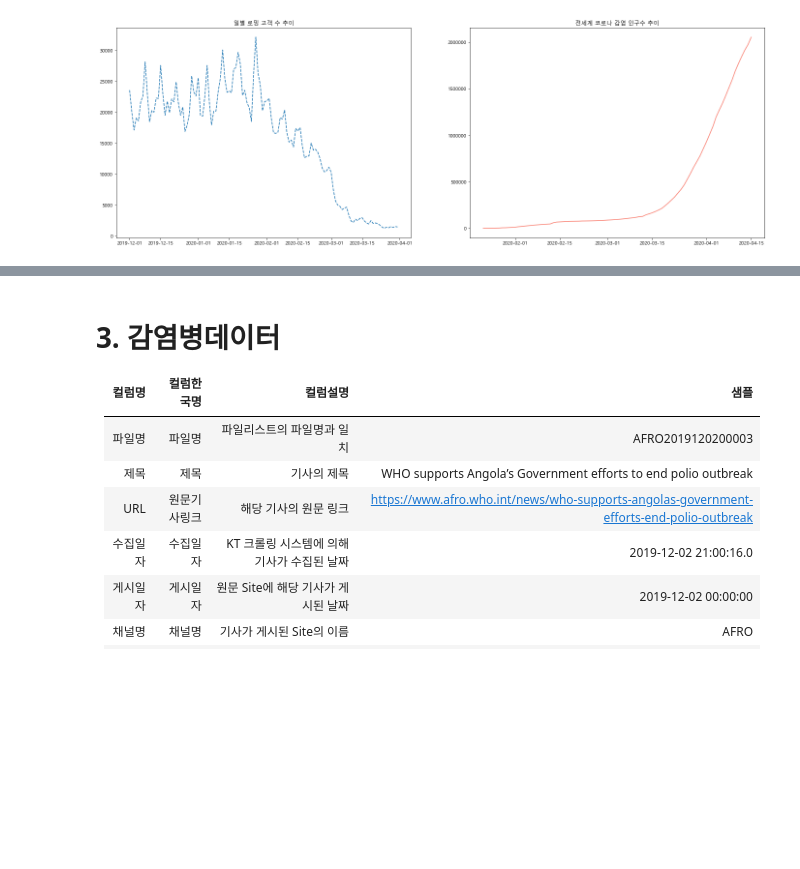
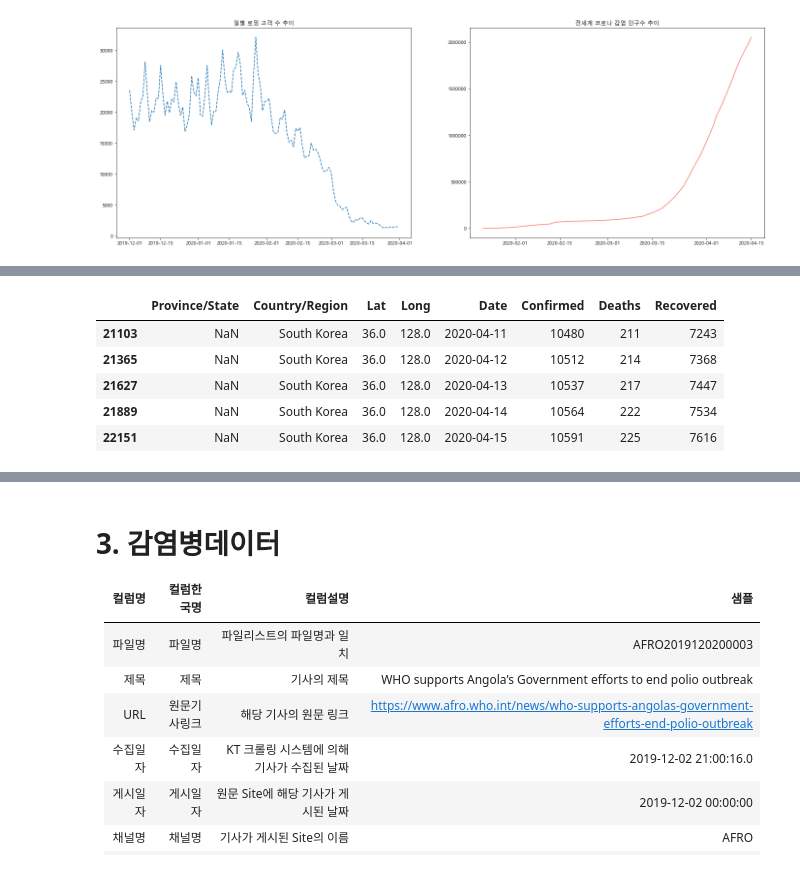
Before and after one commit to Hinterhalter/Post-COVID-19_modeling, a Jupyter notebook: Exploratory_Data_Analysis.ipynb, the cells around one changed output, grey strips where cells are left out. Saved outputs shown, nothing was run; the diff lists cells and outputs as text; code cells hidden in the pictures; blank space fills up the shorter version.

```diff
--- a/Exploratory_Data_Analysis.ipynb
+++ b/Exploratory_Data_Analysis.ipynb
@@ -410,0 +446,9 @@ Name: Date, dtype: object
+# %%
+kag_kor.tail()
+# %% [output]
+|  | Province/State | Country/Region | Lat | Long | Date | Confirmed | Deaths | Recovered |
+| 21103 | NaN | South Korea | 36.0 | 128.0 | 2020-04-11 | 10480 | 211 | 7243 |
+| 21365 | NaN | South Korea | 36.0 | 128.0 | 2020-04-12 | 10512 | 214 | 7368 |
+| 21627 | NaN | South Korea | 36.0 | 128.0 | 2020-04-13 | 10537 | 217 | 7447 |
+| 21889 | NaN | South Korea | 36.0 | 128.0 | 2020-04-14 | 10564 | 222 | 7534 |
+| 22151 | NaN | South Korea | 36.0 | 128.0 | 2020-04-15 | 10591 | 225 | 7616 |
```
Also changed, not shown: parts of 19 cells of this notebook.
